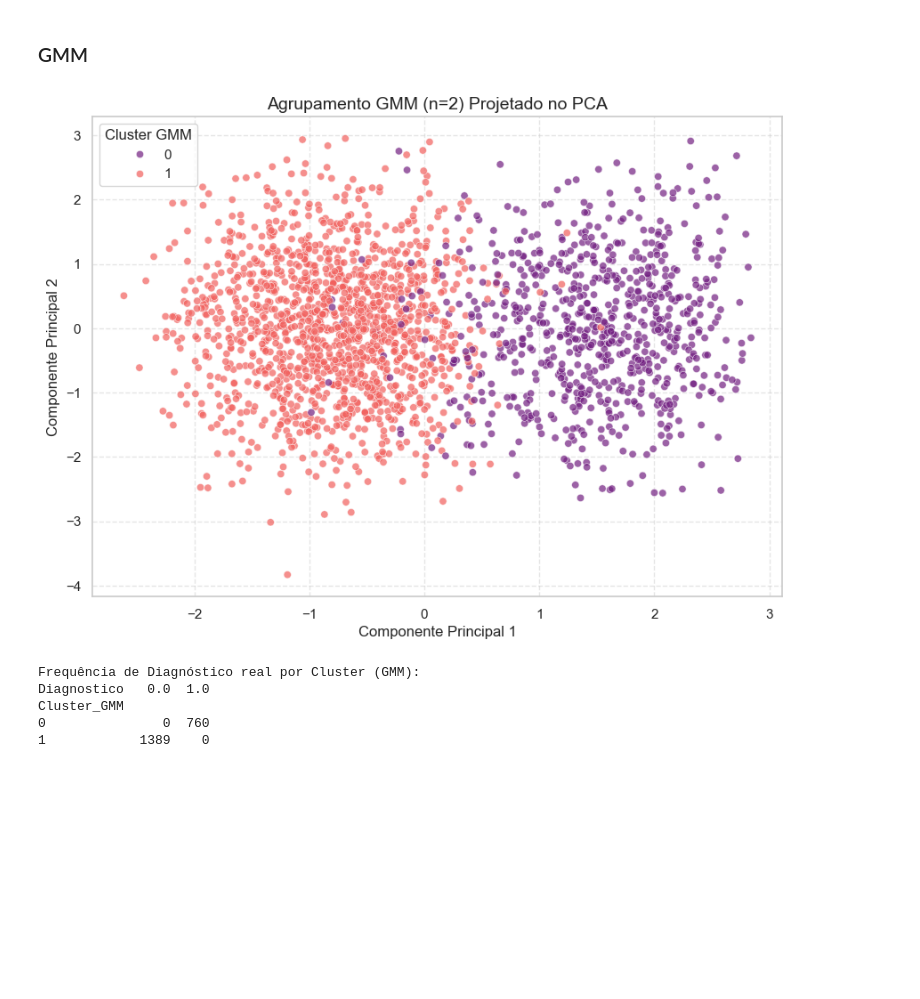
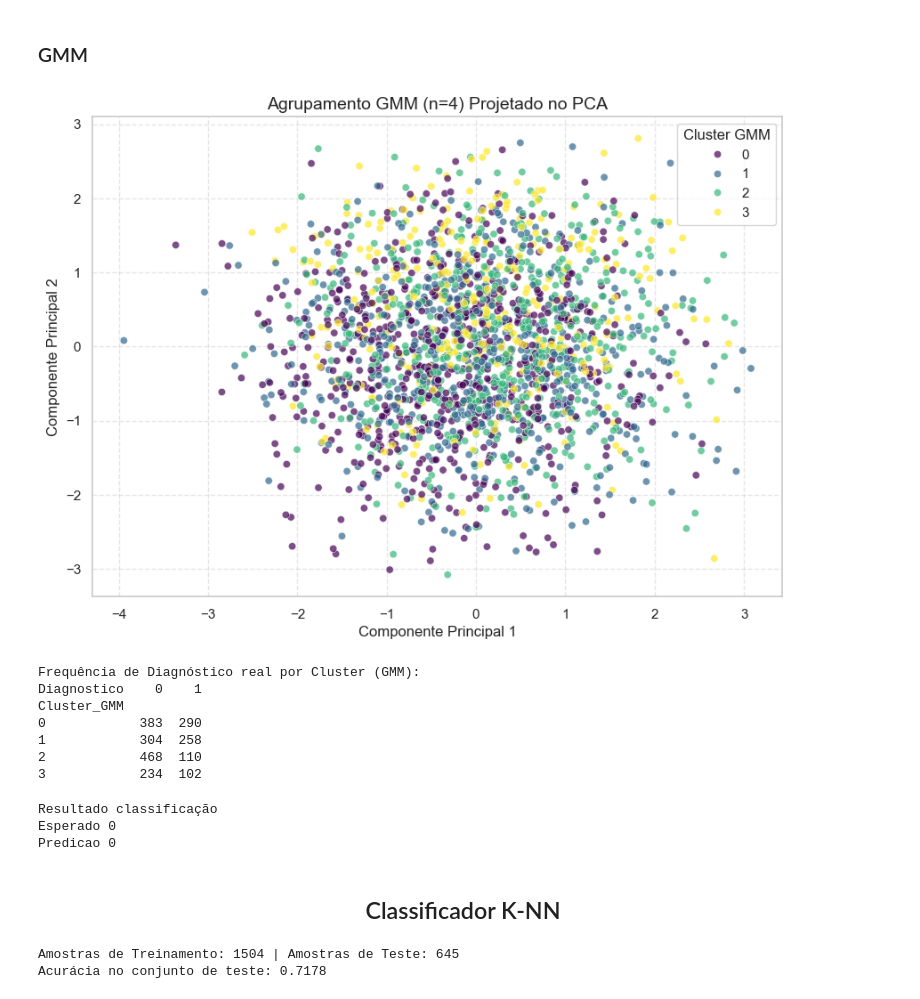
Before and after one commit to fleiviobr/ProjetoCIDA, a Jupyter notebook: ProjetoFinal.ipynb, the cells around one changed output. Saved outputs shown, nothing was run; the diff lists cells and outputs as text; code cells hidden in the pictures; blank space fills up the shorter version.

```diff
--- a/ProjetoFinal.ipynb
+++ b/ProjetoFinal.ipynb
@@ -92,7 +94,7 @@ colCategoricas = ['Genero', 'Etnia', 'Nivel_Educacao', 'Fumante',
                   'Historico_Familiar_Alzheimer', 'Doenca_Cardiovascular',
                   'Diabetes', 'Depressao', 'Traumatismo_Craniano', 'Hipertensao',
                   'Queixas_Memoria', 'Problemas_Comportamentais', 'Confusao', 'Desorientacao',
-                  'Mudancas_Personalidade', 'Dificuldade_Tarefas', 'Esquecimento']
+                  'Mudancas_Personalidade', 'Dificuldade_Tarefas', 'Esquecimento', 'Diagnostico']
 
 for col in df_analise.drop(columns=colCategoricas):
     df_analise[col] = (df_analise[col] - df_analise[col].min()) / (df_analise[col].max() - df_analise[col].min())
@@ -441,14 +443,14 @@ plt.show()
 # %%
 from sklearn.cluster import KMeans
 
-kmeans = KMeans(n_clusters=2, random_state=42, n_init=10)
+kmeans = KMeans(n_clusters=4, random_state=42, n_init=10)
 labels_kmeans = kmeans.fit_predict(X_scaled)
 
 df_pca['Cluster_KMeans'] = labels_kmeans
 
 plt.figure(figsize=(10, 7))
 sns.scatterplot(x='PC1', y='PC2', hue='Cluster_KMeans', data=df_pca, palette='viridis', alpha=0.7)
-plt.title('Agrupamento K-Means (k=2) Projetado no PCA', fontsize=14)
+plt.title('Agrupamento K-Means (k=4) Projetado no PCA', fontsize=14)
 plt.xlabel('Componente Principal 1')
 plt.ylabel('Componente Principal 2')
 plt.legend(title='Cluster Gerado')
@@ -469,26 +473,83 @@ Cluster_KMeans
 # %%
 from sklearn.mixture import GaussianMixture
 
-gmm = GaussianMixture(n_components=2, random_state=42)
+gmm = GaussianMixture(n_components=4, random_state=42)
 labels_gmm = gmm.fit_predict(X_scaled)
 
 df_pca['Cluster_GMM'] = labels_gmm
 
 plt.figure(figsize=(10, 7))
-sns.scatterplot(x='PC1', y='PC2', hue='Cluster_GMM', data=df_pca, palette='magma', alpha=0.7)
-plt.title('Agrupamento GMM (n=2) Projetado no PCA', fontsize=14)
+sns.scatterplot(x='PC1', y='PC2', hue='Cluster_GMM', data=df_pca, palette='viridis', alpha=0.7)
+plt.title('Agrupamento GMM (n=4) Projetado no PCA', fontsize=14)
 plt.xlabel('Componente Principal 1')
 plt.ylabel('Componente Principal 2')
 plt.legend(title='Cluster GMM')
 plt.grid(True, linestyle='--', alpha=0.5)
 plt.show()
 
 print("Frequência de Diagnóstico real por Cluster (GMM):")
 print(pd.crosstab(df_pca['Cluster_GMM'], y))
 # %% [output]
-[figure, old version]
+[figure, new version]
 Frequência de Diagnóstico real por Cluster (GMM):
-Diagnostico   0.0  1.0
+Diagnostico    0    1
 Cluster_GMM
-0               0  760
-1            1389    0
+0            383  290
+1            304  258
+2            468  110
+3            234  102
+# %%
+from math import sqrt
+
+def cal_dist_euclideana(vet1,vet2):
+    distancia = 0
+    for i in range(len(vet1)-1):
+        distancia += (vet1[i]-vet2[i])**2
+    distancia = sqrt(distancia)
+    return distancia
+
+def retorna_vizinhos(base_treinamento, amostra_teste, k): #base_tre = base de treinamento em forma de matriz; amo_teste = amostra de teste; k = k vizinhos
+    distancia = list()
+    for amostra_treinamento in base_treinamento:
+        dist = cal_dist_euclideana(amostra_treinamento, amostra_teste)
+        distancia.append((amostra_treinamento,dist))
+    #ordenação pela distancia de forma crescente
+    distancia.sort(key=lambda tup:tup[1])
+    vizinhos = list()
+    for i in range(k):
+        vizinhos.append(distancia[i][0])
+    return vizinhos
+
+def classifica(base_treinamento, amostra_teste, k):
+    vizinhos = retorna_vizinhos(base_treinamento, amostra_teste, k)
+    rotulos = [v[-1] for v in vizinhos]
+    predicao = max(set(rotulos), key=rotulos.count)
+    return predicao
+
+dataset = [[2.7,2.5,0],[1.4,2.3,0],[3.3,4.4,0],[1.3,1.8,0],[3,3,0],[7.6,2.7,1],[5.3,2,1],[6.9,1.7,1],[8.6,-0.2,1],[7.6,5,1]]
+amostra = [0,0,0]
+
+predicao = classifica(dataset,amostra,3)
+print('Resultado classificação')
+print('Esperado %d\nPredicao %d'%(amostra[-1],predicao))
+# %% [output]
+Resultado classificação
+Esperado 0
+Predicao 0
+# %% [markdown]
+<h2 style="text-align:center;">Classificador K-NN</h2>
+# %%
+from sklearn.neighbors import KNeighborsClassifier
+from sklearn.model_selection import train_test_split
+
+X_train, X_test, y_train, y_test = train_test_split(X_scaled, y, test_size=0.3, random_state=42)
+
+knn = KNeighborsClassifier(n_neighbors=5)
+knn.fit(X_train, y_train)
+y_pred = knn.predict(X_test)
+
+print(f"Amostras de Treinamento: {X_train.shape[0]} | Amostras de Teste: {X_test.shape[0]}")
+print(f"Acurácia no conjunto de teste: {knn.score(X_test, y_test):.4f}")
+# %% [output]
+Amostras de Treinamento: 1504 | Amostras de Teste: 645
+Acurácia no conjunto de teste: 0.7178
```
Also changed, not shown: parts of 20 cells of this notebook, 1 other file.
